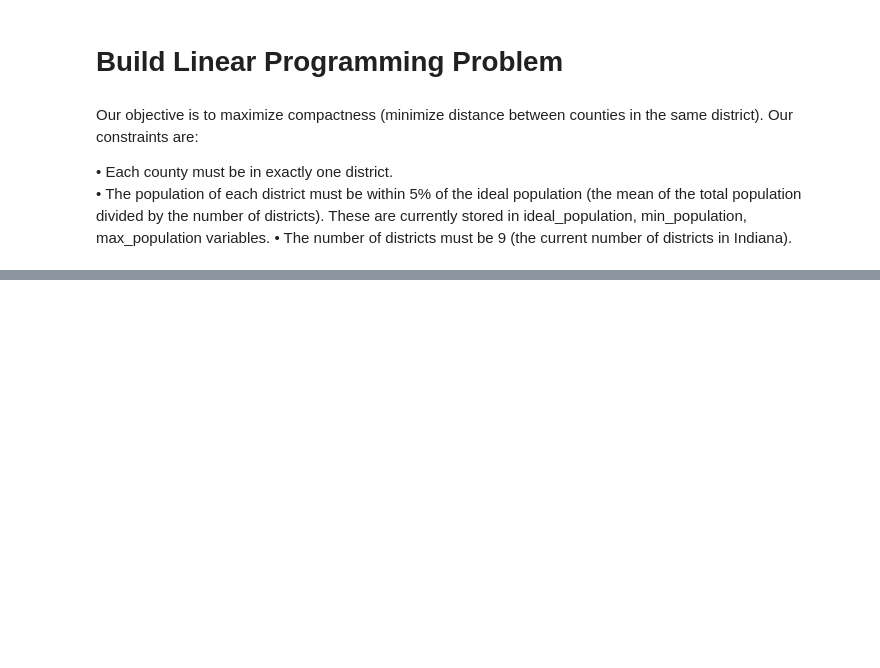
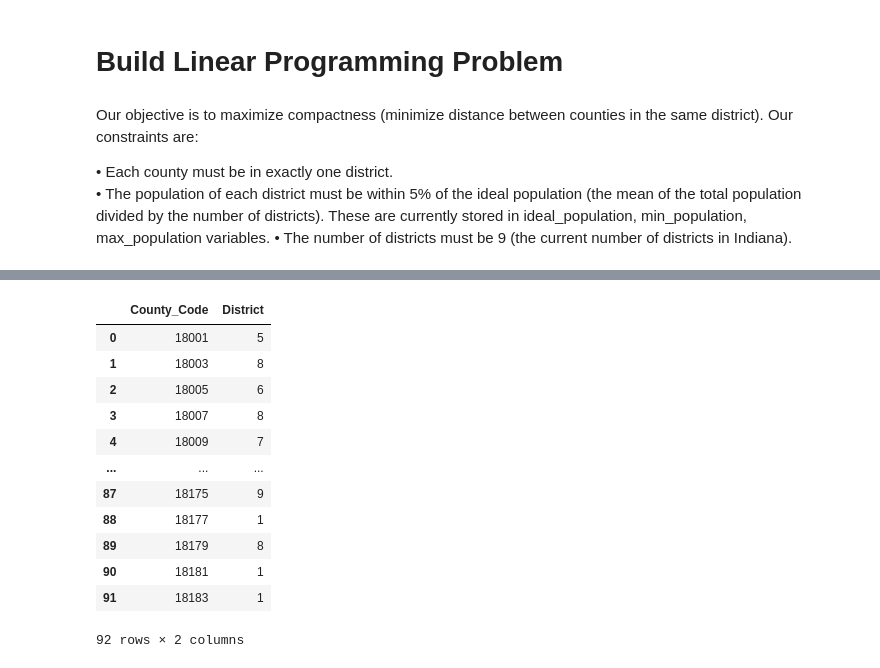
Before and after one commit to MillerMedia/Assignment3_AlgorithmicRedistricting_MSDS460, a Jupyter notebook: Assignment3.ipynb, the cells around one changed output, grey strips where cells are left out. Cells and saved outputs as stored; diff of their text form; code cells hidden in the pictures; blank space fills up the shorter version.

```diff
--- a/Assignment3.ipynb
+++ b/Assignment3.ipynb
@@ -311,3 +315,20 @@ Problem MODEL has 110 rows, 828 columns and 2484 elements
 91  18183         1
 
 [92 rows x 2 columns]
+# %%
+results_df = results_df.rename(columns = {"County": "County_Code"})
+results_df
+# %% [output]
+|  | County_Code | District |
+| 0 | 18001 | 5 |
+| 1 | 18003 | 8 |
+| 2 | 18005 | 6 |
+| 3 | 18007 | 8 |
+| 4 | 18009 | 7 |
+| ... | ... | ... |
+| 87 | 18175 | 9 |
+| 88 | 18177 | 1 |
+| 89 | 18179 | 8 |
+| 90 | 18181 | 1 |
+| 91 | 18183 | 1 |
+92 rows × 2 columns
```
Also changed, not shown: parts of 3 cells of this notebook.
